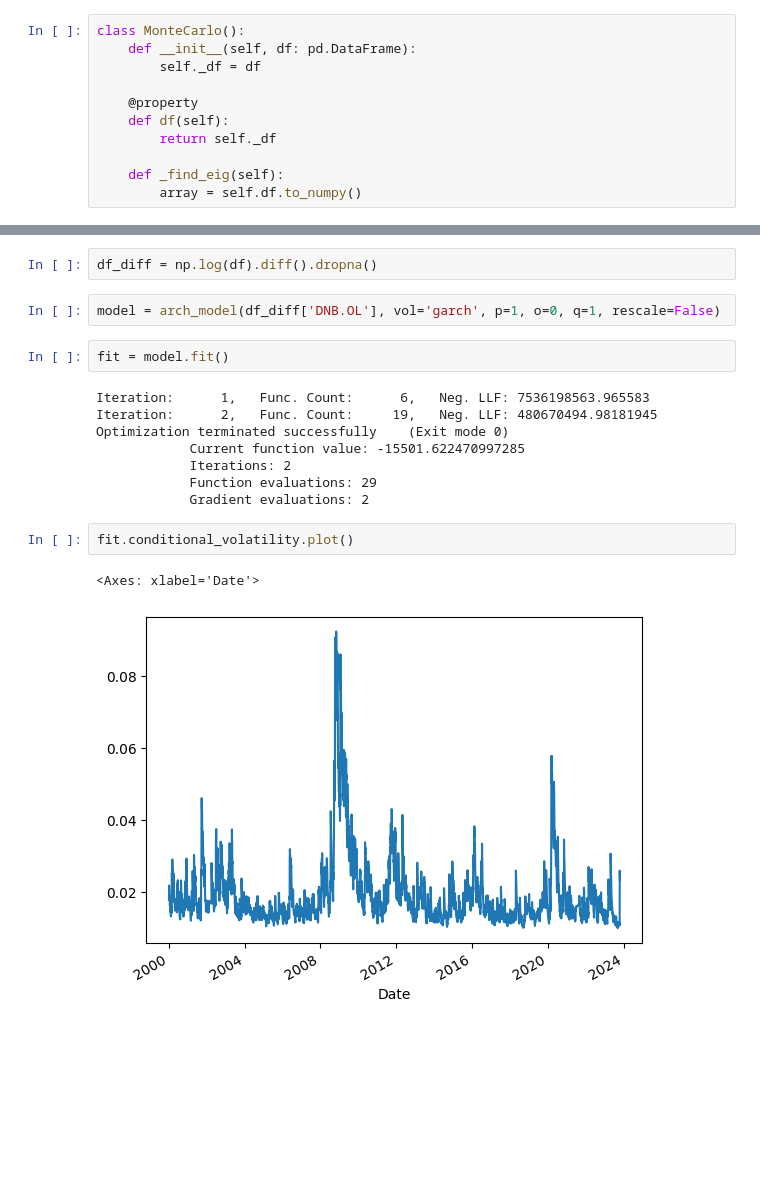
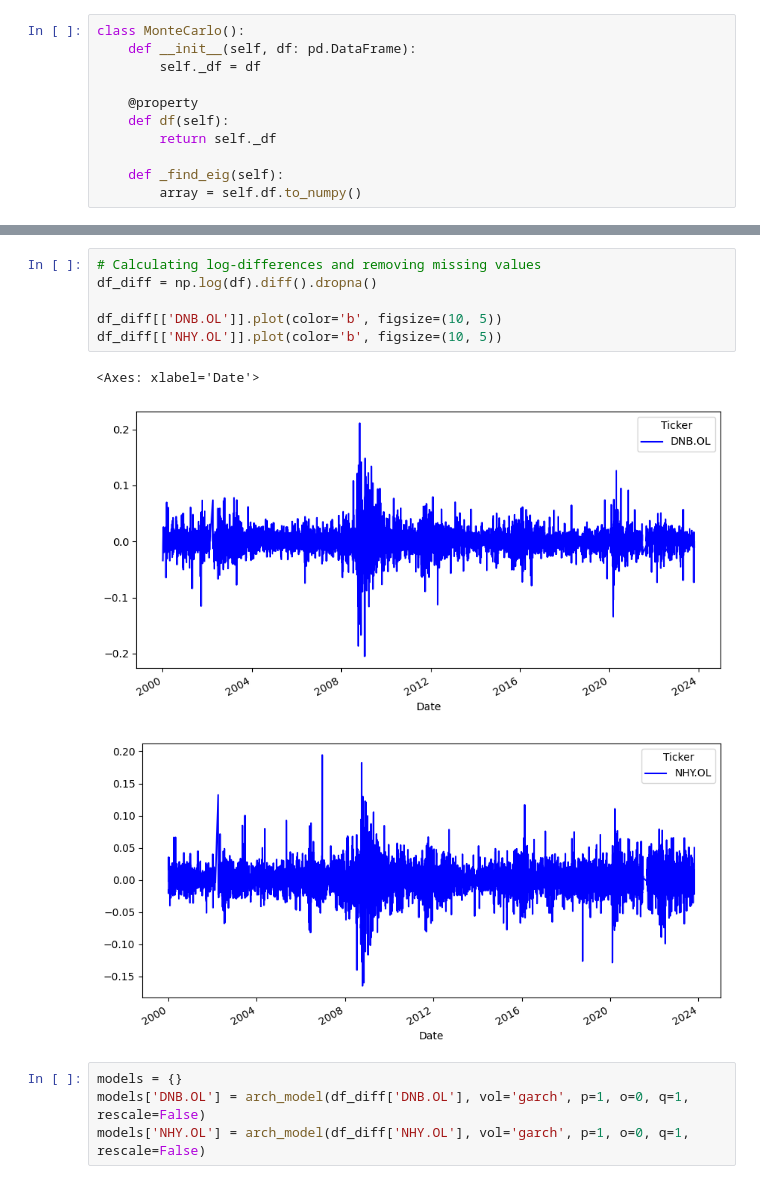
Before and after one commit to magnushelliesen/monte-carlo-simulator, a Jupyter notebook: monte-carlo-simulator.ipynb, the cells around one changed output, grey strips where cells are left out. Drawn from its saved outputs; the diff is of its cells as text; blank space fills up the shorter version.

```diff
--- a/monte-carlo-simulator.ipynb
+++ b/monte-carlo-simulator.ipynb
@@ -41,19 +45,14 @@ plt.show()
-# %%
-df_diff = np.log(df).diff().dropna()
+# %%
+# Calculating log-differences and removing missing values
+df_diff = np.log(df).diff().dropna()
+
+df_diff[['DNB.OL']].plot(color='b', figsize=(10, 5))
+df_diff[['NHY.OL']].plot(color='b', figsize=(10, 5))
+# %% [output]
+<Axes: xlabel='Date'>
+[figure, added]
+[figure, added]
 # %%
-model = arch_model(df_diff['DNB.OL'], vol='garch', p=1, o=0, q=1, rescale=False)
+models = {}
+models['DNB.OL'] = arch_model(df_diff['DNB.OL'], vol='garch', p=1, o=0, q=1, rescale=False)
+models['NHY.OL'] = arch_model(df_diff['NHY.OL'], vol='garch', p=1, o=0, q=1, rescale=False)
-# %%
-fit = model.fit()
-# %% [output]
-Iteration:      1,   Func. Count:      6,   Neg. LLF: 7536198563.965583
-Iteration:      2,   Func. Count:     19,   Neg. LLF: 480670494.98181945
-Optimization terminated successfully    (Exit mode 0)
-            Current function value: -15501.622470997285
-            Iterations: 2
-            Function evaluations: 29
-            Gradient evaluations: 2
-# %%
-fit.conditional_volatility.plot()
-# %% [output]
-<Axes: xlabel='Date'>
-[figure, removed]
```
Also changed, not shown: parts of 3 cells of this notebook.
